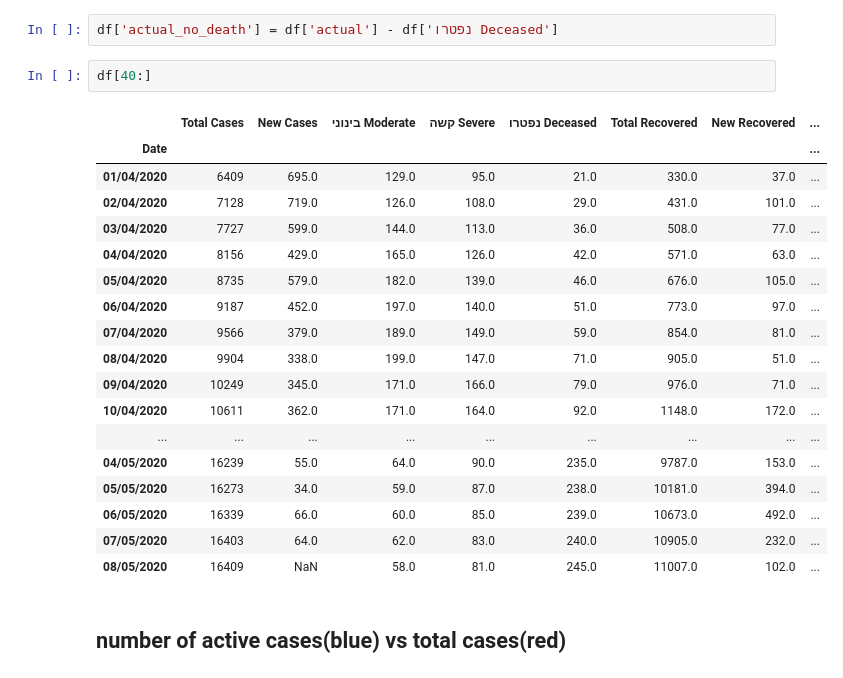
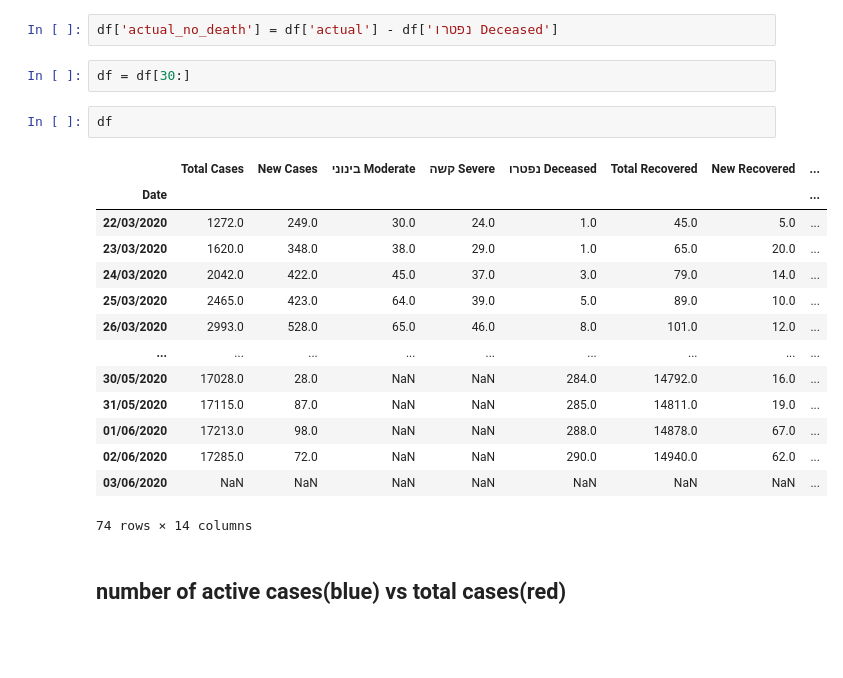
Before and after one commit to sarmon01/israel_corona, a Jupyter notebook: israel_corona.ipynb, the cells around one changed output. Drawn from its saved outputs; the diff is of its cells as text; blank space fills up the shorter version.

```diff
--- a/israel_corona.ipynb
+++ b/israel_corona.ipynb
@@ -15,27 +15,25 @@ df = pd.read_csv(url, index_col=0)
 df['actual'] = df['Total Cases'] - df['Total Recovered']
 # %%
 df['actual_no_death'] = df['actual'] - df['נפטרו Deceased']
+# %%
+df = df[30:]
 # %%
-df[40:]
+df
 # %% [output]
 |  | Total Cases | New Cases | בינוני Moderate | קשה Severe | נפטרו Deceased | Total Recovered | New Recovered | ... |
 | Date |  |  |  |  |  |  |  | ... |
-| 01/04/2020 | 6409 | 695.0 | 129.0 | 95.0 | 21.0 | 330.0 | 37.0 | ... |
-| 02/04/2020 | 7128 | 719.0 | 126.0 | 108.0 | 29.0 | 431.0 | 101.0 | ... |
-| 03/04/2020 | 7727 | 599.0 | 144.0 | 113.0 | 36.0 | 508.0 | 77.0 | ... |
-| 04/04/2020 | 8156 | 429.0 | 165.0 | 126.0 | 42.0 | 571.0 | 63.0 | ... |
-| 05/04/2020 | 8735 | 579.0 | 182.0 | 139.0 | 46.0 | 676.0 | 105.0 | ... |
-| 06/04/2020 | 9187 | 452.0 | 197.0 | 140.0 | 51.0 | 773.0 | 97.0 | ... |
-| 07/04/2020 | 9566 | 379.0 | 189.0 | 149.0 | 59.0 | 854.0 | 81.0 | ... |
-| 08/04/2020 | 9904 | 338.0 | 199.0 | 147.0 | 71.0 | 905.0 | 51.0 | ... |
-| 09/04/2020 | 10249 | 345.0 | 171.0 | 166.0 | 79.0 | 976.0 | 71.0 | ... |
-| 10/04/2020 | 10611 | 362.0 | 171.0 | 164.0 | 92.0 | 1148.0 | 172.0 | ... |
+| 22/03/2020 | 1272.0 | 249.0 | 30.0 | 24.0 | 1.0 | 45.0 | 5.0 | ... |
+| 23/03/2020 | 1620.0 | 348.0 | 38.0 | 29.0 | 1.0 | 65.0 | 20.0 | ... |
+| 24/03/2020 | 2042.0 | 422.0 | 45.0 | 37.0 | 3.0 | 79.0 | 14.0 | ... |
+| 25/03/2020 | 2465.0 | 423.0 | 64.0 | 39.0 | 5.0 | 89.0 | 10.0 | ... |
+| 26/03/2020 | 2993.0 | 528.0 | 65.0 | 46.0 | 8.0 | 101.0 | 12.0 | ... |
 | ... | ... | ... | ... | ... | ... | ... | ... | ... |
-| 04/05/2020 | 16239 | 55.0 | 64.0 | 90.0 | 235.0 | 9787.0 | 153.0 | ... |
-| 05/05/2020 | 16273 | 34.0 | 59.0 | 87.0 | 238.0 | 10181.0 | 394.0 | ... |
-| 06/05/2020 | 16339 | 66.0 | 60.0 | 85.0 | 239.0 | 10673.0 | 492.0 | ... |
-| 07/05/2020 | 16403 | 64.0 | 62.0 | 83.0 | 240.0 | 10905.0 | 232.0 | ... |
-| 08/05/2020 | 16409 | NaN | 58.0 | 81.0 | 245.0 | 11007.0 | 102.0 | ... |
+| 30/05/2020 | 17028.0 | 28.0 | NaN | NaN | 284.0 | 14792.0 | 16.0 | ... |
+| 31/05/2020 | 17115.0 | 87.0 | NaN | NaN | 285.0 | 14811.0 | 19.0 | ... |
+| 01/06/2020 | 17213.0 | 98.0 | NaN | NaN | 288.0 | 14878.0 | 67.0 | ... |
+| 02/06/2020 | 17285.0 | 72.0 | NaN | NaN | 290.0 | 14940.0 | 62.0 | ... |
+| 03/06/2020 | NaN | NaN | NaN | NaN | NaN | NaN | NaN | ... |
+74 rows × 14 columns
 # %% [markdown]
 ## number of active cases(blue) vs total cases(red)
 # %%
```
Also changed, not shown: parts of 4 cells of this notebook.
